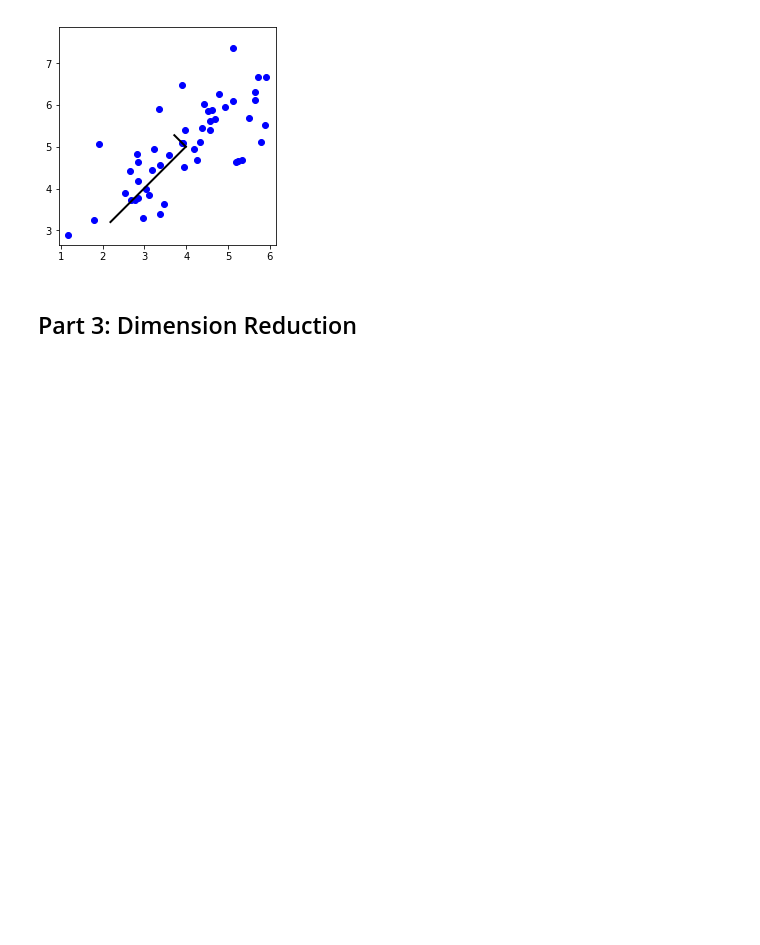
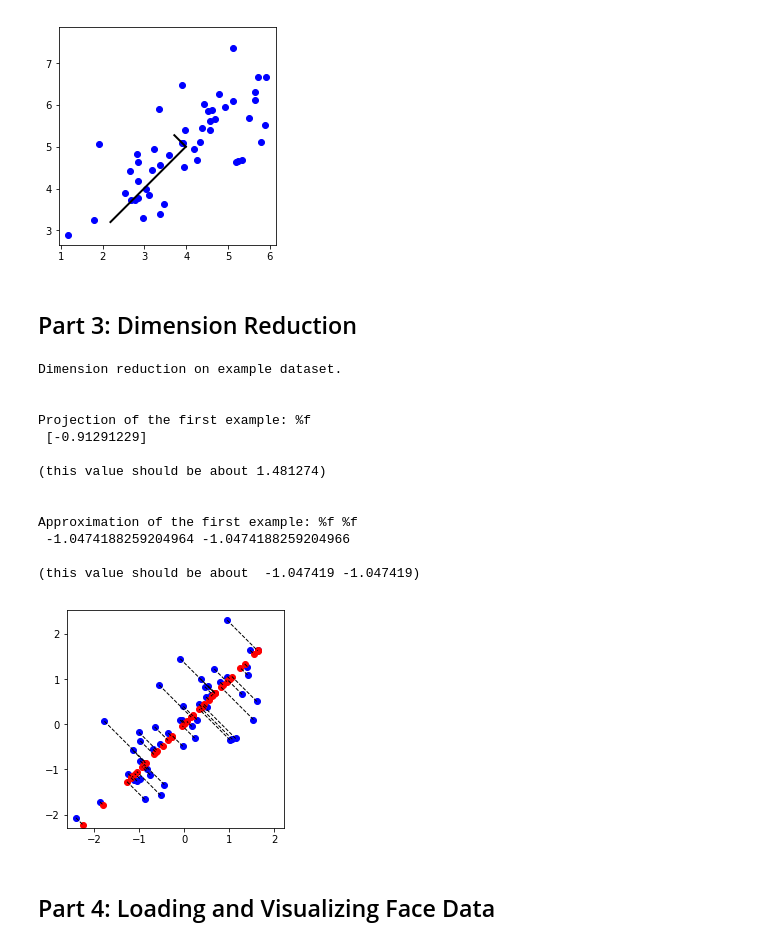
Before and after one commit to aldudalski/MachineLearningJupyter, a Jupyter notebook: 7.2 PCA.ipynb, the cells around one changed output. Drawn from its saved outputs; the diff is of its cells as text; code cells hidden in the pictures; blank space fills up the shorter version.

```diff
--- a/7.2 PCA.ipynb
+++ b/7.2 PCA.ipynb
@@ -64,12 +64,12 @@ def pca(X):
     U, S, Vh = np.linalg.svd (sigma) # find the eigenvectors (Principal Components) U and S diagnal matrix which helps with the projection error or invcerse which is the variance retained
     return U, S
 # %%
-def drawLine(p1, p2):
+def drawLine(p1, p2, typ='-k', width=2):
     #DRAWLINE Draws a line from point p1 to point p2
     #   DRAWLINE(p1, p2) Draws a line from point p1 to point p2 and holds the
     #   current figure
 
-    plt.plot([p1[0], p2[0]], [p1[1], p2[1]], '-k', linewidth=2)
+    plt.plot([p1[0], p2[0]], [p1[1], p2[1]], typ, linewidth=width)
 # %%
 print('Running PCA on example dataset.\n\n')
 # %% [output]
@@ -103,0 +119,53 @@ Top eigenvector:
+# %%
+def recoverData(Z, U, K):
+#RECOVERDATA Recovers an approximation of the original data when using the
+#projected data
+#   X_rec = RECOVERDATA(Z, U, K) recovers an approximation the
+#   original data that has been reduced to K dimensions. It returns the
+#   approximate reconstruction in X_rec.
+
+# You need to return the following variables correctly.
+    X_rec = np.zeros((Z.shape[0], U.shape[0]))
+
+    U_reduce = U[:, 0:K] # n x k
+    X_rec = Z @ U_reduce.T #  m x k X k x n ==> m x n original
+    return X_rec
+# %%
+print('\nDimension reduction on example dataset.\n\n');
+
+#  Plot the normalized dataset (returned from pca)
+plt.plot(X_norm[:, 0], X_norm[:, 1], 'bo')
+plt.axis([-4, 3, -4, 3])
+plt.axis('square')
+
+#  Project the data onto K = 1 dimension
+K = 1
+Z = projectData(X_norm, U, K)
+print('Projection of the first example: %f\n', Z[1])
+print('\n(this value should be about 1.481274)\n\n')
+
+X_rec  = recoverData(Z, U, K)
+print('Approximation of the first example: %f %f\n', X_rec[0, 0], X_rec[0, 1])
+print('\n(this value should be about  -1.047419 -1.047419)\n\n')
+
+#  Draw lines connecting the projected points to the original points
+plt.plot(X_rec[:, 0], X_rec[:, 1], 'ro');
+for i in range (X_norm.shape[0]):
+    drawLine(X_norm[i,:], X_rec[i,:], '--k', 1)
+# %% [output]
+Dimension reduction on example dataset.
+
+
+Projection of the first example: %f
+ [-0.91291229]
+
+(this value should be about 1.481274)
+
+
+Approximation of the first example: %f %f
+ -1.0474188259204964 -1.0474188259204966
+
+(this value should be about  -1.047419 -1.047419)
+[figure, added]
+# %% [markdown]
+## Part 4: Loading and Visualizing Face Data
```
Also changed, not shown: parts of 11 cells of this notebook, 2 other files.
